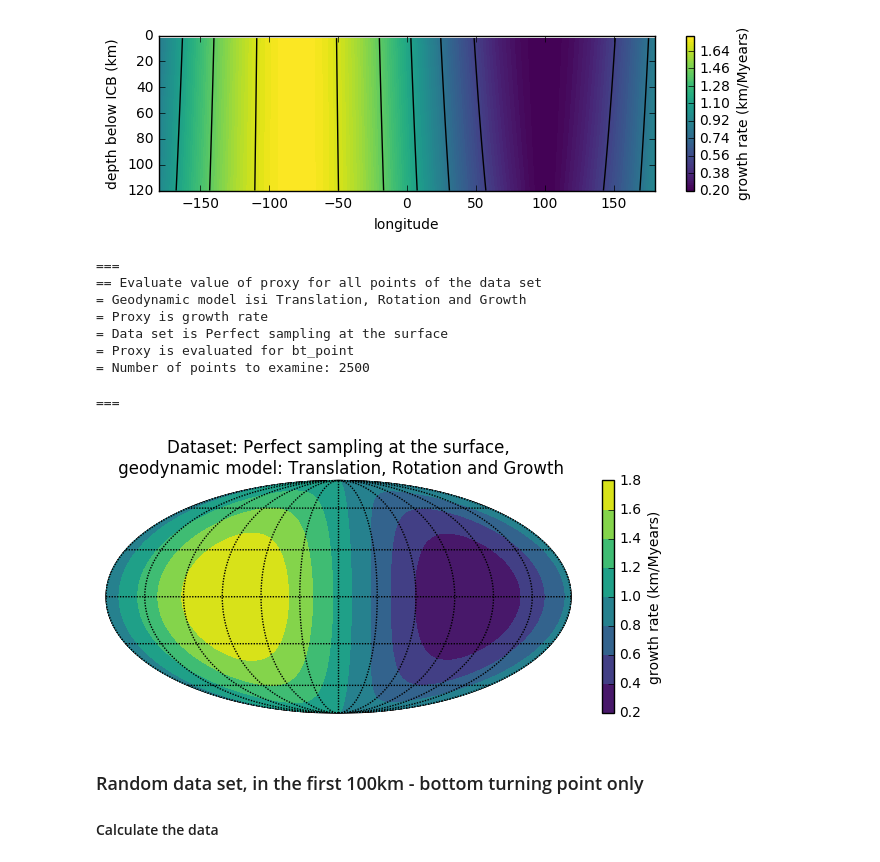
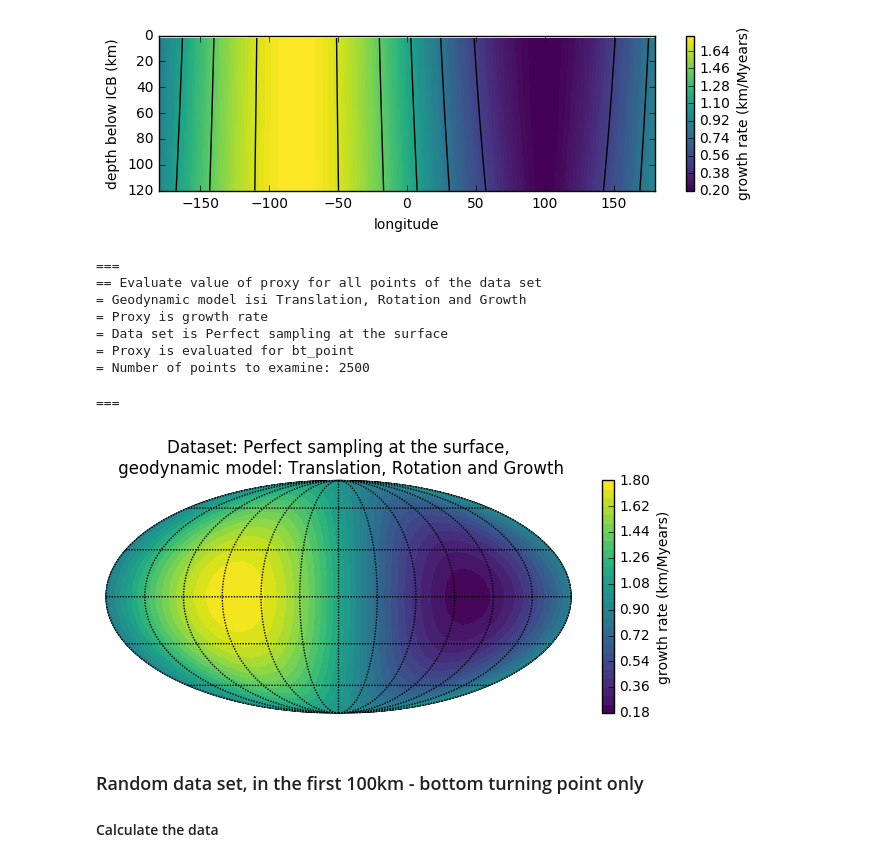
Before and after one commit to MarineLasbleis/GrowYourIC, a Jupyter notebook: notebooks/sandbox-grow.ipynb, the cells around one changed output. Drawn from its saved outputs; the diff is of its cells as text; code cells hidden in the pictures.

```diff
--- a/notebooks/sandbox-grow.ipynb
+++ b/notebooks/sandbox-grow.ipynb
@@ -172,31 +172,31 @@ plt.savefig(fig_name+"meshgrid.pdf", bbox_inches='tight')
 # %%
 npoints = 50 #number of points in the x direction for the data set.
 data_set = data.PerfectSamplingSurface(npoints, rICB = 1.)
 data_set.method = "bt_point"
 proxy_surface = geodyn.evaluate_proxy(data_set, geodynModel, proxy_type=proxy_type, verbose = False)
 #r, t, p = data_set.extract_rtp("bottom_turning_point")
 X, Y, Z  = data_set.mesh_TPProxy(proxy_surface)
 
 ## map
 m, fig = plot_data.setting_map()
 
 
 y, x = m(Y, X)
-sc = m.contourf(y, x, Z, cmap=cm, zorder=2, edgecolors='none')
+sc = m.contourf(y, x, Z, 30, cmap=cm, zorder=2, edgecolors='none')
 plt.title("Dataset: {},\n geodynamic model: {}".format(data_set.name, geodynModel.name))
 cbar = plt.colorbar(sc)
 cbar.set_label(proxy_name)
 fig.savefig(fig_name+"map_surface.pdf", bbox_inches='tight')
 # %% [output]
 ===
 == Evaluate value of proxy for all points of the data set
 = Geodynamic model isi Translation, Rotation and Growth
 = Proxy is growth rate
 = Data set is Perfect sampling at the surface
 = Proxy is evaluated for bt_point
 = Number of points to examine: 2500
 ===
-[figure, old version]
+[figure, new version]
 # %% [markdown]
 ### Random data set, in the first 100km  - bottom turning point only
 
```
Also changed, not shown: 5 other files.
